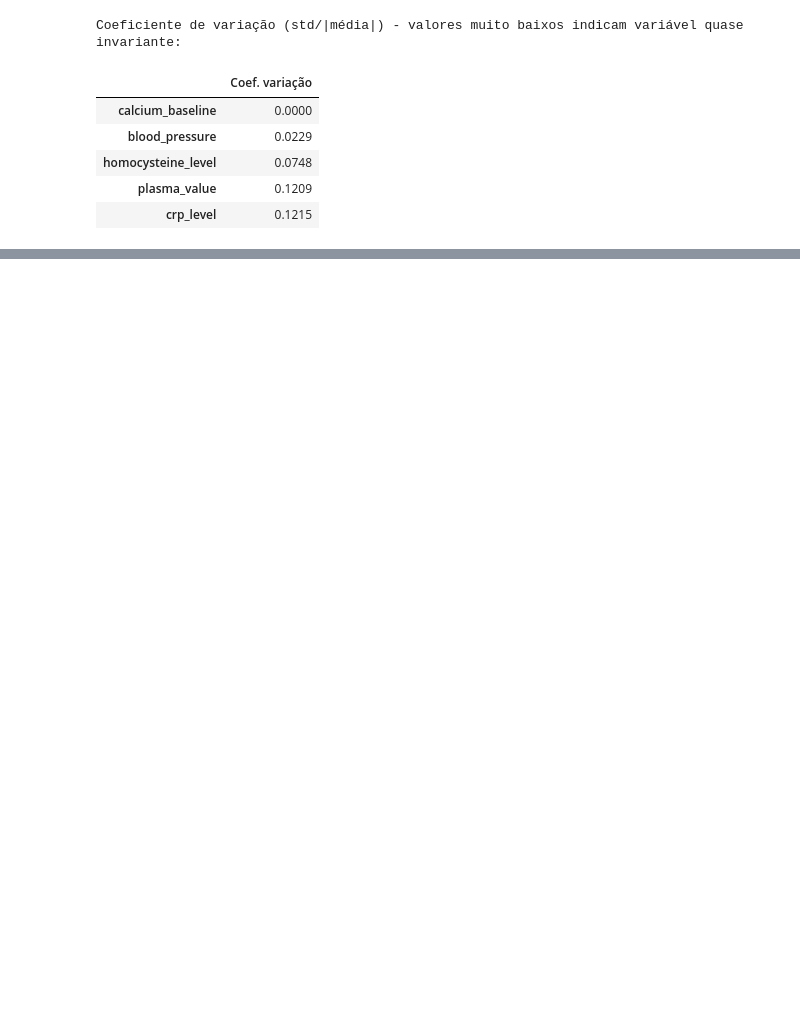
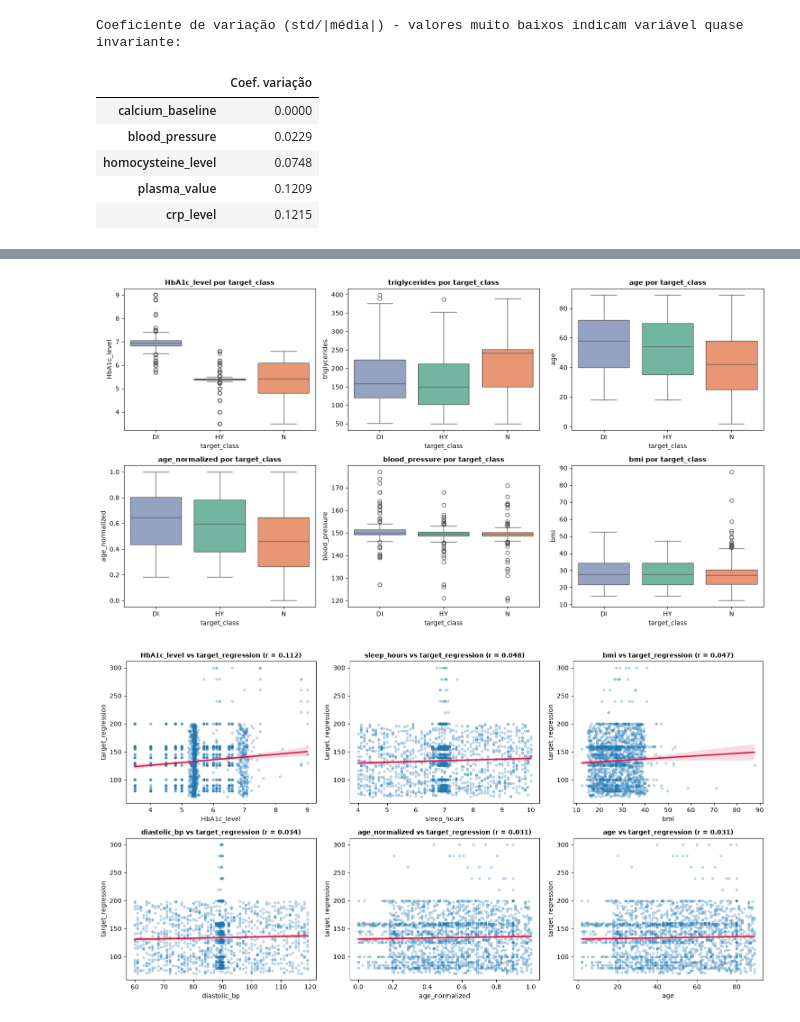
Before and after one commit to GabrielaRibeiroISEP/APRAU, a Jupyter notebook: task1.ipynb, the cells around one changed output, grey strips where cells are left out. Saved outputs shown, nothing was run; the diff lists cells and outputs as text; code cells hidden in the pictures; blank space fills up the shorter version.

Commit message:
Restrict EDA and MLR analysis to methods covered in class

```diff
--- a/task1.ipynb
+++ b/task1.ipynb
@@ -1437,0 +1290,24 @@ Valores de target_regression acima de 200 (possíveis outliers):
+# %%
+# ============================================================
+# 20. BIVARIATE ANALYSIS - NUMERICAL FEATURES vs TARGETS
+# ============================================================
+# target_class: média de cada feature por classe. target_regression: correlação de Pearson e p-value
+# (para uma só feature, é o mesmo p-value do teste ao declive da regressão linear simples).
+from scipy import stats
+
+num_feats = [c for c in df.select_dtypes(include="number").columns
+             if c not in ("target_regression", "calcium_baseline")]
+classes = sorted(df["target_class"].unique())
+
+class_means = df.groupby("target_class")[num_feats].mean().T[classes]
+# diferença entre a maior e a menor média das classes, em desvios-padrão da feature
+class_means["dif. padronizada"] = (class_means.max(axis=1) - class_means.min(axis=1)) / df[num_feats].std()
+
+pearson = pd.DataFrame(
+    [(col, *stats.pearsonr(df[col], df["target_regression"])) for col in num_feats],
+    columns=["Feature", "Pearson r (vs reg)", "p-value"],
+).set_index("Feature")
+
+num_assoc = class_means.join(pearson)
+display(num_assoc.sort_values("dif. padronizada", ascending=False).round(4))
+print(f"Com {len(num_feats)} testes ao nível 5%, esperam-se ~{0.05 * len(num_feats):.1f} p-values < 0.05 só por acaso.")
@@ -1437,0 +1333,24 @@ Valores de target_regression acima de 200 (possíveis outliers):
+# %%
+# Boxplots das features mais diferentes entre classes e dispersão com a reta de regressão para o alvo de regressão
+top_class = num_assoc["dif. padronizada"].sort_values(ascending=False).index[:6]
+
+fig, axes = plt.subplots(2, 3, figsize=(15, 8))
+for ax, col in zip(axes.flatten(), top_class):
+    sns.boxplot(data=df, x="target_class", y=col, order=classes, hue="target_class",
+                palette="Set2", legend=False, ax=ax)
+    ax.set_title(f"{col} por target_class", fontsize=11, fontweight="bold")
+plt.tight_layout()
+plt.show()
+
+top_reg = num_assoc["Pearson r (vs reg)"].abs().sort_values(ascending=False).index[:6]
+fig, axes = plt.subplots(2, 3, figsize=(15, 8))
+for ax, col in zip(axes.flatten(), top_reg):
+    sns.regplot(data=df, x=col, y="target_regression", scatter_kws={"alpha": 0.25, "s": 12},
+                line_kws={"color": "crimson"}, ax=ax)
+    r = num_assoc.loc[col, "Pearson r (vs reg)"]
+    ax.set_title(f"{col} vs target_regression (r = {r:.3f})", fontsize=10, fontweight="bold")
+plt.tight_layout()
+plt.show()
+# %% [output]
+[figure, added]
+[figure, added]
```
Also changed, not shown: parts of 10 cells of this notebook, 1 other file.
